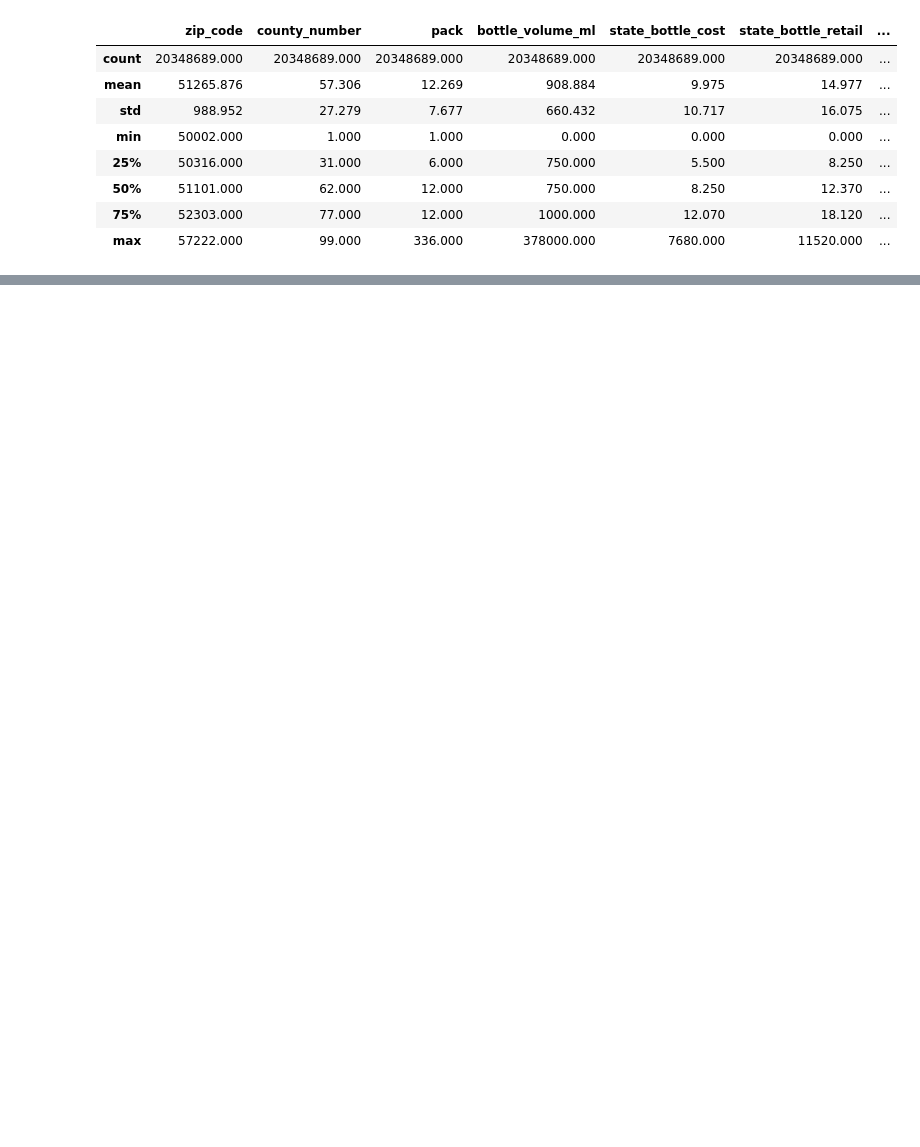
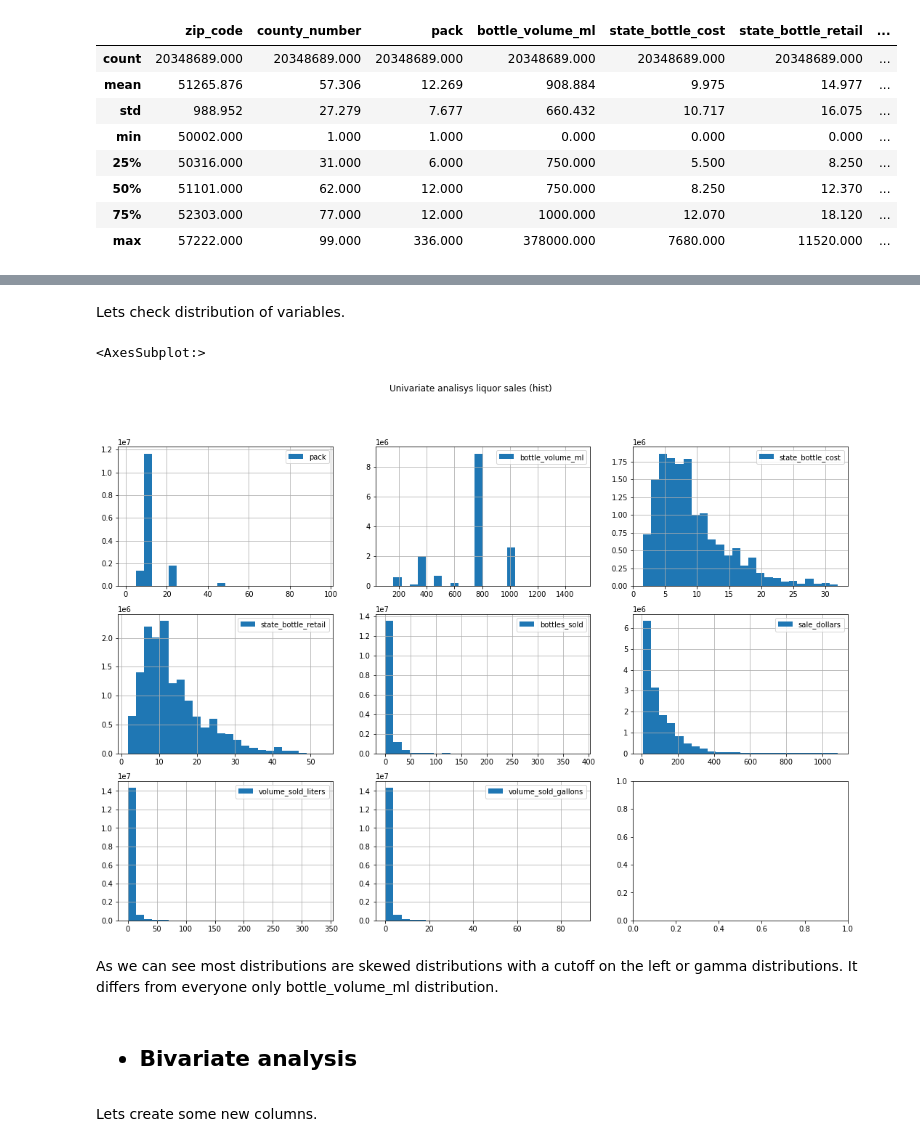
Before and after one commit to SemeniukDavid/Iowa_liquor_sales-data-analysis, a Jupyter notebook: Iowa_liquor.ipynb, the cells around one changed output, grey strips where cells are left out. Saved outputs shown, nothing was run; the diff lists cells and outputs as text; code cells hidden in the pictures; blank space fills up the shorter version.

```diff
--- a/Iowa_liquor.ipynb
+++ b/Iowa_liquor.ipynb
@@ -742,0 +684,5 @@ fig_reg.show()
+# %%
+df_filled.loc[df_filled['invoice_and_item_number'] == 'INV-22865900004', 'state_bottle_retail'] = 15
+df_filled.loc[df_filled['invoice_and_item_number'] == 'INV-22918500001', 'state_bottle_retail'] = 15
+df_analysis.loc[df_analysis['invoice_and_item_number'] == 'INV-22865900004', 'state_bottle_retail'] = 15
+df_analysis.loc[df_analysis['invoice_and_item_number'] == 'INV-22918500001', 'state_bottle_retail'] = 15
@@ -742,0 +691,24 @@ fig_reg.show()
+# %% [markdown]
+Lets check distribution of variables.
+# %%
+fig, axes = plt.subplots(3, 3, figsize=(18, 12))
+
+fig.suptitle('Univariate analisys liquor sales (hist)')
+
+df_analysis['pack'].hist(ax=axes[0, 0], bins=24, legend=True)
+df_analysis['bottle_volume_ml'].hist(ax=axes[0, 1], bins=24, legend=True)
+df_analysis['state_bottle_cost'].hist(ax=axes[0, 2], bins=24, legend=True)
+df_analysis['state_bottle_retail'].hist(ax=axes[1, 0], bins=24, legend=True)
+df_analysis['bottles_sold'].hist(ax=axes[1, 1], bins=24, legend=True)
+df_analysis['sale_dollars'].hist(ax=axes[1, 2], bins=24, legend=True)
+df_analysis['volume_sold_liters'].hist(ax=axes[2, 0], bins=24, legend=True)
+df_analysis['volume_sold_gallons'].hist(ax=axes[2, 1], bins=24, legend=True)
+# %% [output]
+<AxesSubplot:>
+[figure, added]
+# %% [markdown]
+As we can see most distributions are skewed distributions with a cutoff on the left or gamma distributions. It differs from everyone only bottle_volume_ml distribution.
+# %% [markdown]
+<h2><ul><li><strong>Bivariate analysis</strong></li></ul></h2>
+# %% [markdown]
+Lets create some new columns.
```
Also changed, not shown: parts of 70 cells of this notebook.
